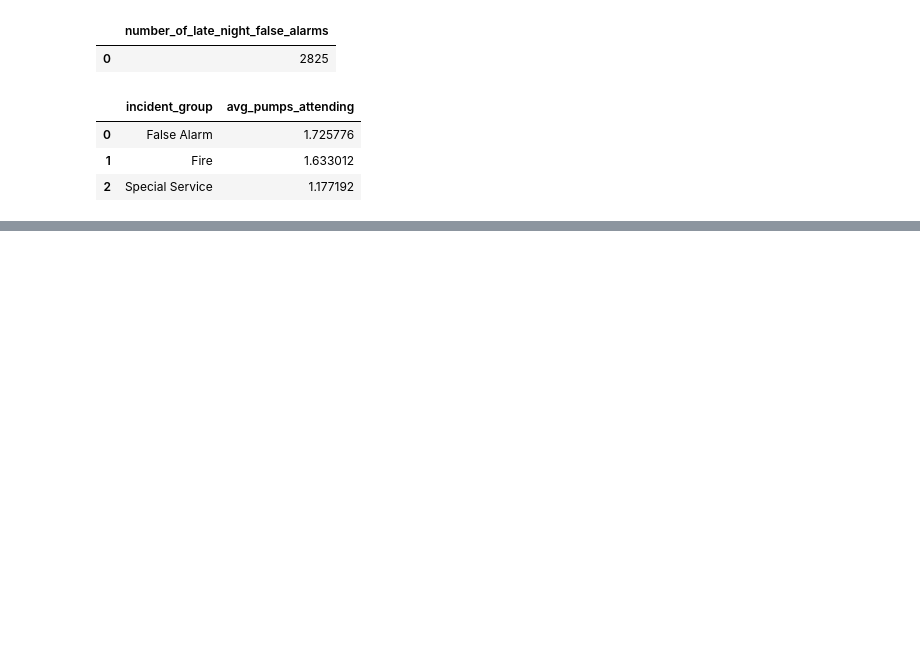
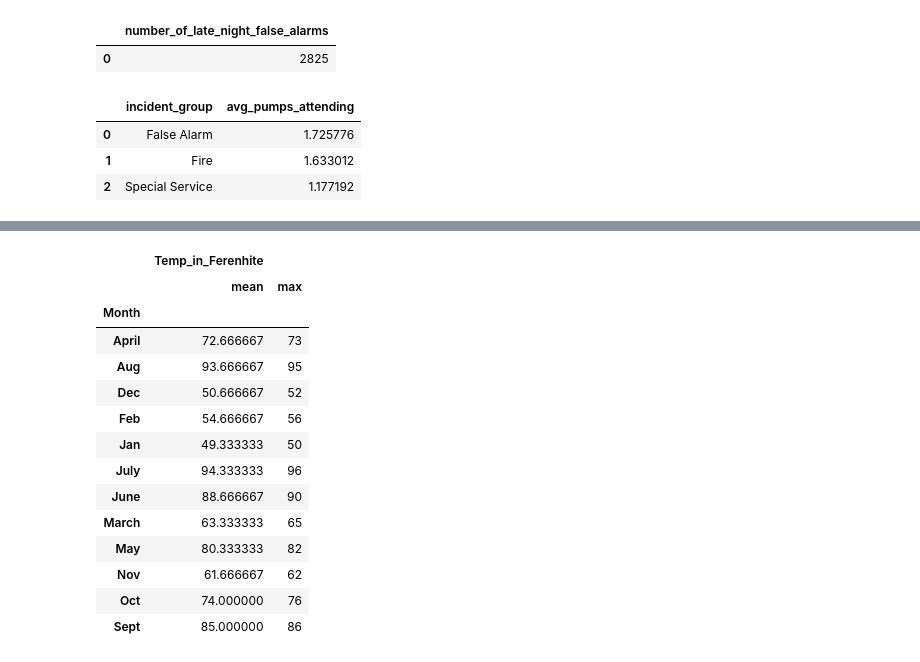
Before and after one commit to almsalahuddin/Data-Processing-and-Visualization, a Jupyter notebook: Quiz_12.ipynb, the cells around one changed output, grey strips where cells are left out. Cells and saved outputs as stored; diff of their text form; code cells hidden in the pictures; blank space fills up the shorter version.

```diff
--- a/Quiz_12.ipynb
+++ b/Quiz_12.ipynb
@@ -40,0 +95,18 @@ GROUP BY incident_group
+# %%
+df.query('Low_High == "Avg. high"').groupby('Month').agg(['mean','max'])
+# %% [output]
+|  | Temp_in_Ferenhite |  |
+|  | mean | max |
+| Month |  |  |
+| April | 72.666667 | 73 |
+| Aug | 93.666667 | 95 |
+| Dec | 50.666667 | 52 |
+| Feb | 54.666667 | 56 |
+| Jan | 49.333333 | 50 |
+| July | 94.333333 | 96 |
+| June | 88.666667 | 90 |
+| March | 63.333333 | 65 |
+| May | 80.333333 | 82 |
+| Nov | 61.666667 | 62 |
+| Oct | 74.000000 | 76 |
+| Sept | 85.000000 | 86 |
```
Also changed, not shown: parts of 9 cells of this notebook.
